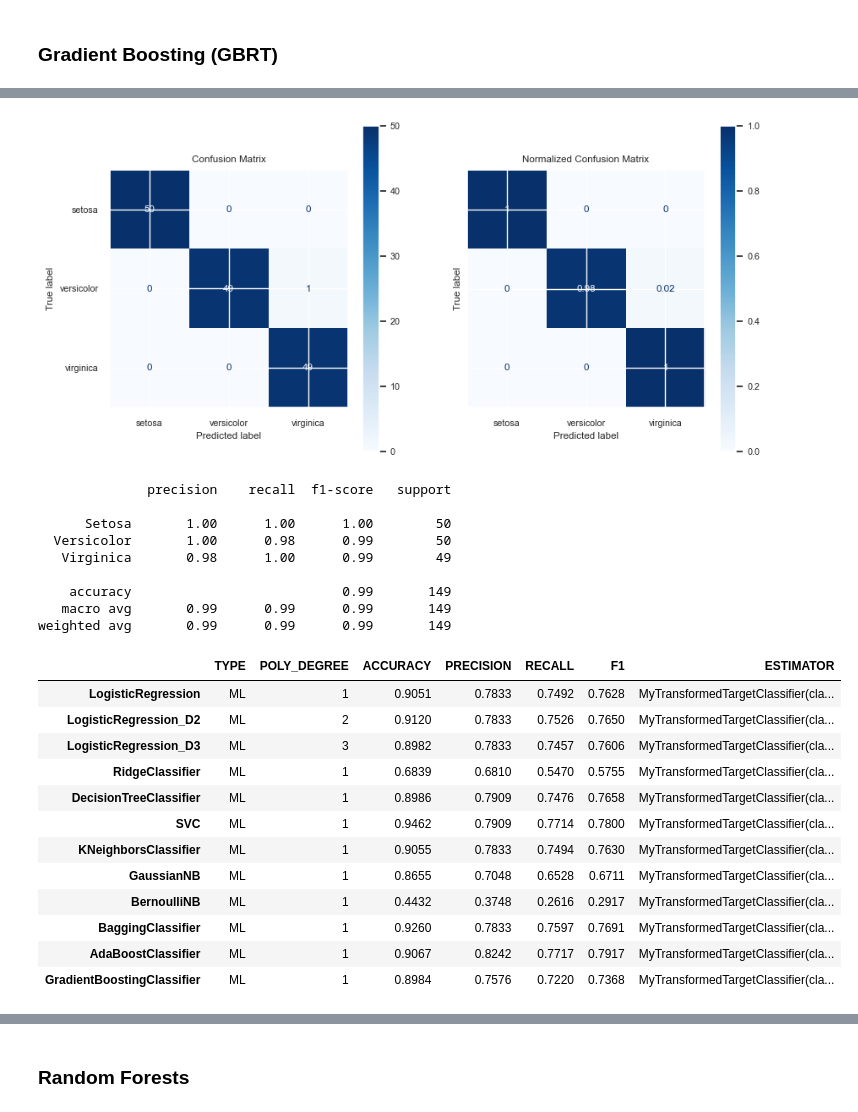
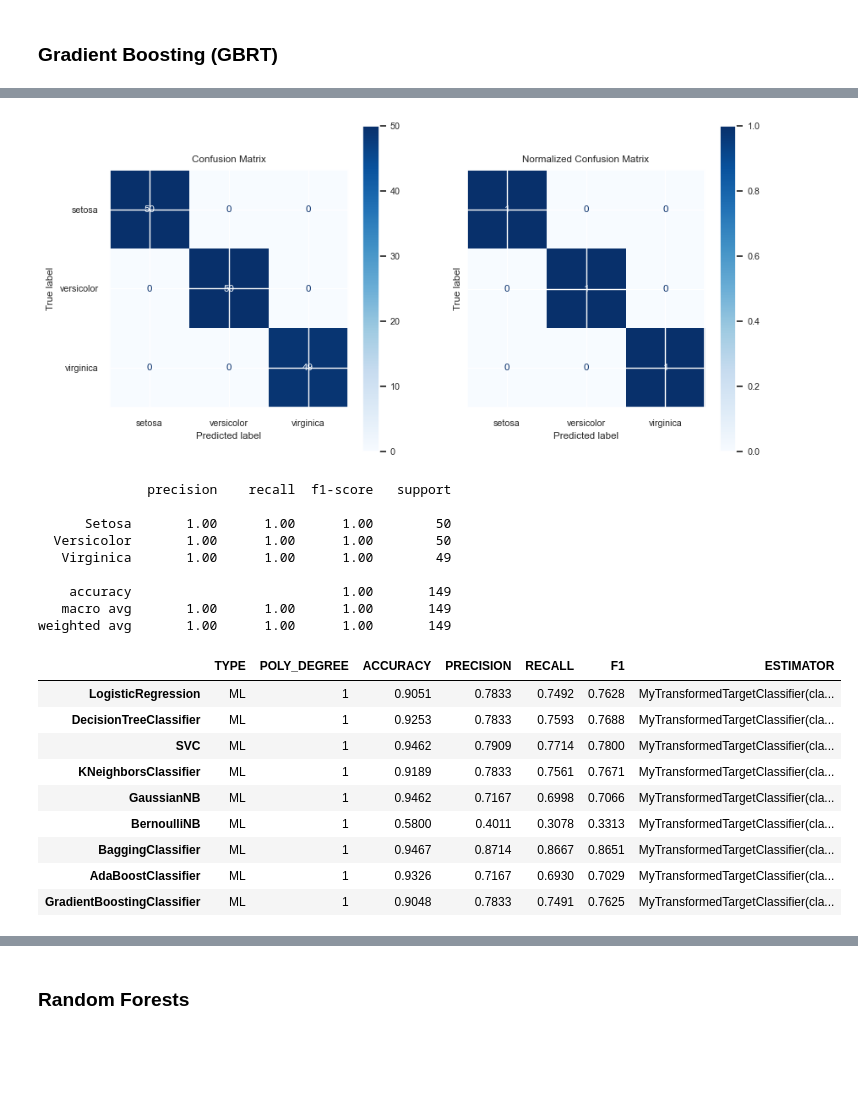
Before and after one commit to kike1985/Machine-Learning, a Jupyter notebook: 0201_Classification_Iris.ipynb, the cells around one changed output, grey strips where cells are left out. Drawn from its saved outputs; the diff is of its cells as text; code cells hidden in the pictures; blank space fills up the shorter version.

```diff
--- a/0201_Classification_Iris.ipynb
+++ b/0201_Classification_Iris.ipynb
@@ -1675,18 +1676,20 @@ def show_confusion_matrix_report(estimator, X, y):
 results = pd.DataFrame(columns=['TYPE', 'POLY_DEGREE', 'ACCURACY', 'PRECISION', 'RECALL', 'F1', 'ESTIMATOR'])
 
 
-def my_grid_search_cv(model, X, y, results, param_grid, degree=1, verbose=0):
-    if degree == 1:
-        param_grid.update({'classifier__pca__n_components': [0.9, None]})
-
+def my_grid_search_cv(model, X, y, results, param_grid={}, degree=1, n_components=None, verbose=0):
     steps = [('transformer', IrisDataTransformer(vif=vif_transformer)),
              ('outlier', IrisOutlierTransformer()),
              ('imputer', IrisImputeTransformer()),
              ('normality', IrisNormalityTransformer()),
-             ('preprocessor', preprocessor),
-             ('polynomial', PolynomialFeatures(degree=degree)),
-             ('pca', PCA()),
-             ('model', model)]
+             ('preprocessor', preprocessor)]
+
+    if degree > 1:
+        steps.append(('polynomial', PolynomialFeatures(degree=degree)))
+
+    if n_components is not None:
+        steps.append(('pca', PCA(n_components)))
+
+    steps.append(('model', model))
 
     pipe = Pipeline(steps=steps, verbose=verbose > 0)
 
@@ -2257,8 +2163,8 @@ weighted avg       0.87      0.83      0.82       149
 ### Gradient Boosting (GBRT)
 # %%
 param_grid = {'classifier__model__n_estimators': range(1, 21)}
-gradient_boosting_regressor = my_grid_search_cv(model=GradientBoostingClassifier(), X=df, y=targets,
-                                                results=results, param_grid=param_grid)
+gradient_boosting = my_grid_search_cv(model=GradientBoostingClassifier(), X=df, y=targets,
+                                      results=results, param_grid=param_grid)
 # %% [output]
 MyTransformedTargetClassifier(classifier=Pipeline(steps=[('transformer',
                                                           IrisDataTransformer(vif=False)),
@@ -2279,24 +2186,21 @@ MyTransformedTargetClassifier(classifier=Pipeline(steps=[('transformer',
                               target_transformer=LabelEncoder())
 [figure]
               precision    recall  f1-score   support
 
       Setosa       1.00      1.00      1.00        50
-  Versicolor       1.00      0.98      0.99        50
-   Virginica       0.98      1.00      0.99        49
+  Versicolor       1.00      1.00      1.00        50
+   Virginica       1.00      1.00      1.00        49
 
-    accuracy                           0.99       149
-   macro avg       0.99      0.99      0.99       149
-weighted avg       0.99      0.99      0.99       149
+    accuracy                           1.00       149
+   macro avg       1.00      1.00      1.00       149
+weighted avg       1.00      1.00      1.00       149
 |  | TYPE | POLY_DEGREE | ACCURACY | PRECISION | RECALL | F1 | ESTIMATOR |
 | LogisticRegression | ML | 1 | 0.9051 | 0.7833 | 0.7492 | 0.7628 | MyTransformedTargetClassifier(cla... |
-| LogisticRegression_D2 | ML | 2 | 0.9120 | 0.7833 | 0.7526 | 0.7650 | MyTransformedTargetClassifier(cla... |
-| LogisticRegression_D3 | ML | 3 | 0.8982 | 0.7833 | 0.7457 | 0.7606 | MyTransformedTargetClassifier(cla... |
-| RidgeClassifier | ML | 1 | 0.6839 | 0.6810 | 0.5470 | 0.5755 | MyTransformedTargetClassifier(cla... |
-| DecisionTreeClassifier | ML | 1 | 0.8986 | 0.7909 | 0.7476 | 0.7658 | MyTransformedTargetClassifier(cla... |
+| DecisionTreeClassifier | ML | 1 | 0.9253 | 0.7833 | 0.7593 | 0.7688 | MyTransformedTargetClassifier(cla... |
 | SVC | ML | 1 | 0.9462 | 0.7909 | 0.7714 | 0.7800 | MyTransformedTargetClassifier(cla... |
-| KNeighborsClassifier | ML | 1 | 0.9055 | 0.7833 | 0.7494 | 0.7630 | MyTransformedTargetClassifier(cla... |
-| GaussianNB | ML | 1 | 0.8655 | 0.7048 | 0.6528 | 0.6711 | MyTransformedTargetClassifier(cla... |
-| BernoulliNB | ML | 1 | 0.4432 | 0.3748 | 0.2616 | 0.2917 | MyTransformedTargetClassifier(cla... |
-| BaggingClassifier | ML | 1 | 0.9260 | 0.7833 | 0.7597 | 0.7691 | MyTransformedTargetClassifier(cla... |
-| AdaBoostClassifier | ML | 1 | 0.9067 | 0.8242 | 0.7717 | 0.7917 | MyTransformedTargetClassifier(cla... |
-| GradientBoostingClassifier | ML | 1 | 0.8984 | 0.7576 | 0.7220 | 0.7368 | MyTransformedTargetClassifier(cla... |
+| KNeighborsClassifier | ML | 1 | 0.9189 | 0.7833 | 0.7561 | 0.7671 | MyTransformedTargetClassifier(cla... |
+| GaussianNB | ML | 1 | 0.9462 | 0.7167 | 0.6998 | 0.7066 | MyTransformedTargetClassifier(cla... |
+| BernoulliNB | ML | 1 | 0.5800 | 0.4011 | 0.3078 | 0.3313 | MyTransformedTargetClassifier(cla... |
+| BaggingClassifier | ML | 1 | 0.9467 | 0.8714 | 0.8667 | 0.8651 | MyTransformedTargetClassifier(cla... |
+| AdaBoostClassifier | ML | 1 | 0.9326 | 0.7167 | 0.6930 | 0.7029 | MyTransformedTargetClassifier(cla... |
+| GradientBoostingClassifier | ML | 1 | 0.9048 | 0.7833 | 0.7491 | 0.7625 | MyTransformedTargetClassifier(cla... |
```
Also changed, not shown: parts of 35 cells of this notebook, 2 other files.
